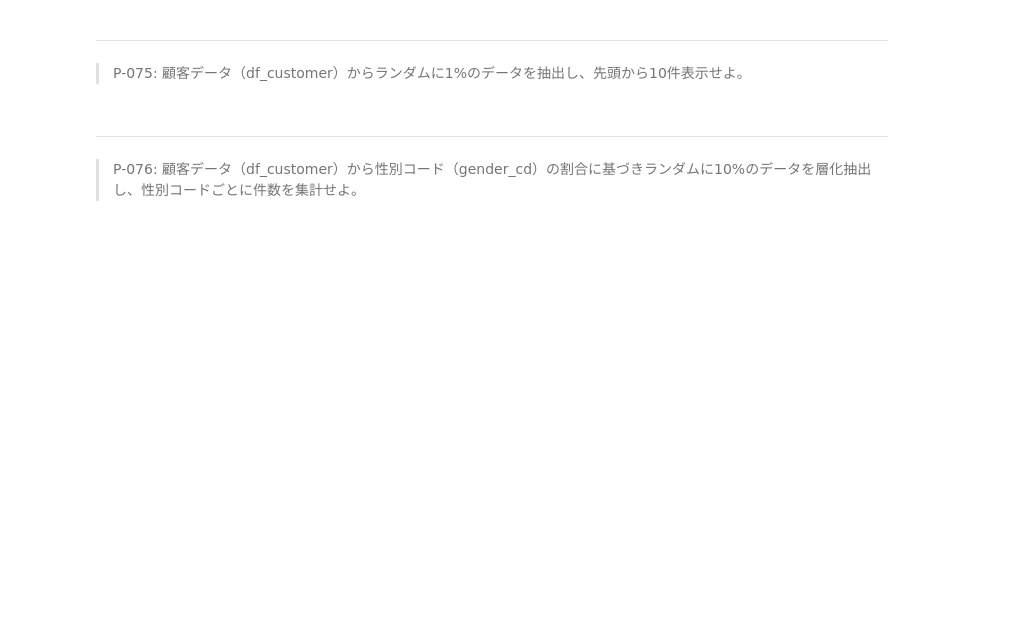
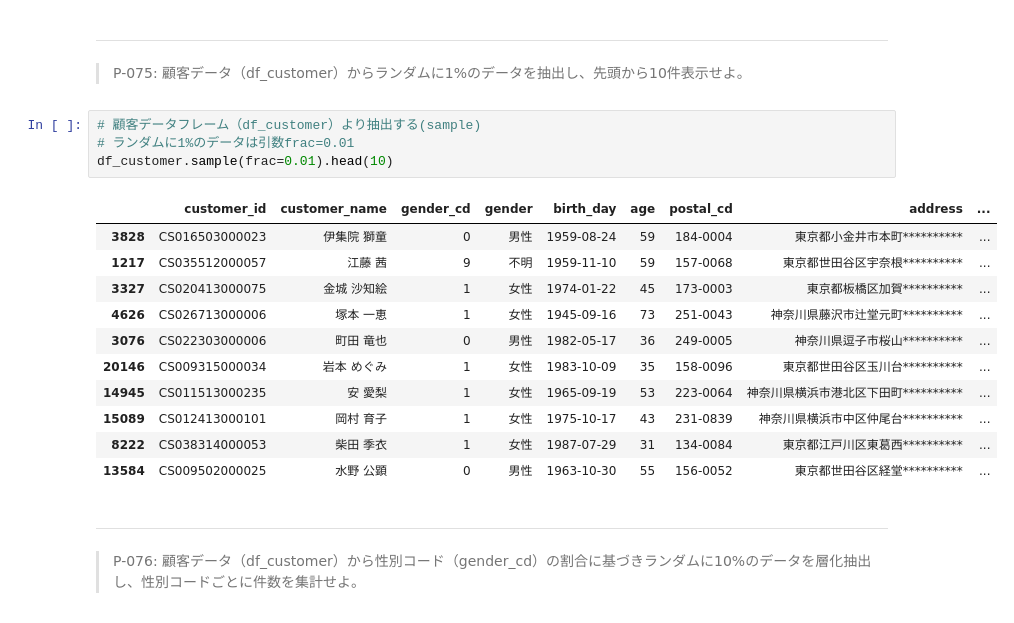
Before and after one commit to ryu1maniwa/100knocks-preprocess, a Jupyter notebook: docker/work/preprocess_knock_Python.ipynb, the cells around one changed output. Saved outputs shown, nothing was run; the diff lists cells and outputs as text; blank space fills up the shorter version.

```diff
--- a/docker/work/preprocess_knock_Python.ipynb
+++ b/docker/work/preprocess_knock_Python.ipynb
@@ -1595,6 +1706,22 @@ df_tmp.head(10)
 # %% [markdown]
 ---
 > P-075: 顧客データ（df_customer）からランダムに1%のデータを抽出し、先頭から10件表示せよ。
+# %%
+# 顧客データフレーム（df_customer）より抽出する(sample)
+# ランダムに1%のデータは引数frac=0.01
+df_customer.sample(frac=0.01).head(10)
+# %% [output]
+|  | customer_id | customer_name | gender_cd | gender | birth_day | age | postal_cd | address | ... |
+| 3828 | CS016503000023 | 伊集院 獅童 | 0 | 男性 | 1959-08-24 | 59 | 184-0004 | 東京都小金井市本町********** | ... |
+| 1217 | CS035512000057 | 江藤 茜 | 9 | 不明 | 1959-11-10 | 59 | 157-0068 | 東京都世田谷区宇奈根********** | ... |
+| 3327 | CS020413000075 | 金城 沙知絵 | 1 | 女性 | 1974-01-22 | 45 | 173-0003 | 東京都板橋区加賀********** | ... |
+| 4626 | CS026713000006 | 塚本 一恵 | 1 | 女性 | 1945-09-16 | 73 | 251-0043 | 神奈川県藤沢市辻堂元町********** | ... |
+| 3076 | CS022303000006 | 町田 竜也 | 0 | 男性 | 1982-05-17 | 36 | 249-0005 | 神奈川県逗子市桜山********** | ... |
+| 20146 | CS009315000034 | 岩本 めぐみ | 1 | 女性 | 1983-10-09 | 35 | 158-0096 | 東京都世田谷区玉川台********** | ... |
+| 14945 | CS011513000235 | 安 愛梨 | 1 | 女性 | 1965-09-19 | 53 | 223-0064 | 神奈川県横浜市港北区下田町********** | ... |
+| 15089 | CS012413000101 | 岡村 育子 | 1 | 女性 | 1975-10-17 | 43 | 231-0839 | 神奈川県横浜市中区仲尾台********** | ... |
+| 8222 | CS038314000053 | 柴田 季衣 | 1 | 女性 | 1987-07-29 | 31 | 134-0084 | 東京都江戸川区東葛西********** | ... |
+| 13584 | CS009502000025 | 水野 公顕 | 0 | 男性 | 1963-10-30 | 55 | 156-0052 | 東京都世田谷区経堂********** | ... |
 # %% [markdown]
 ---
 > P-076: 顧客データ（df_customer）から性別コード（gender_cd）の割合に基づきランダムに10%のデータを層化抽出し、性別コードごとに件数を集計せよ。
```
Also changed, not shown: parts of 22 cells of this notebook, 1 other file.
